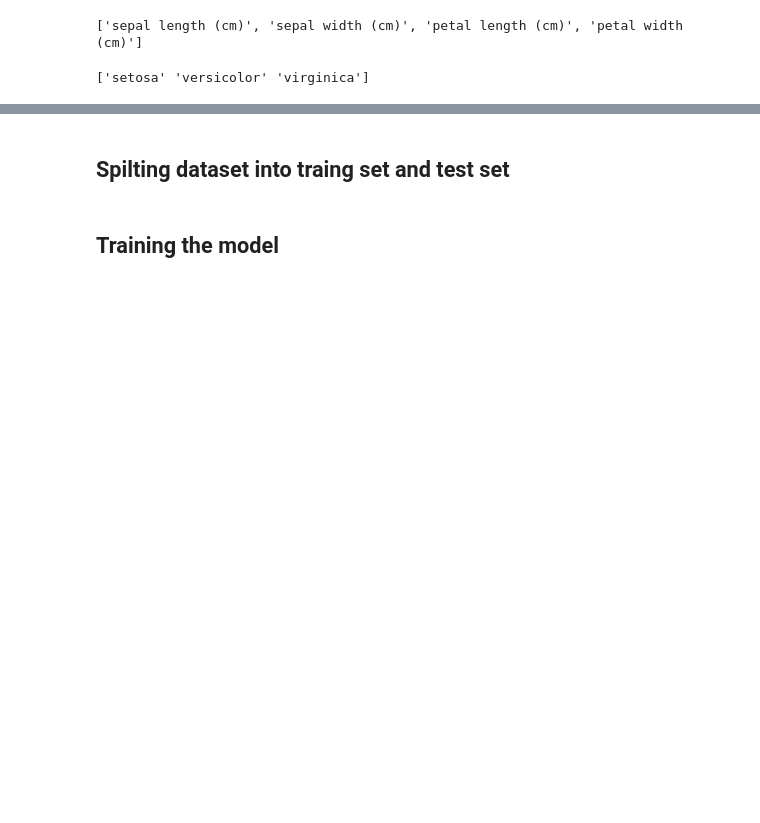
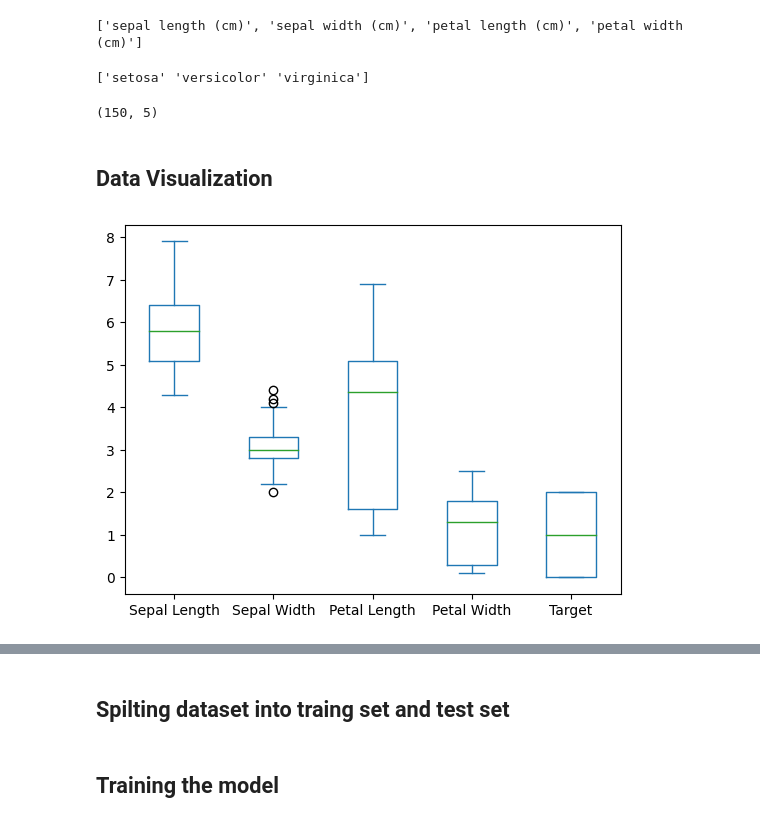
Before and after one commit to MahdiMashayekhi-AI/Machine-Learning-Projects, a Jupyter notebook: Iris-Classification-Project/Iris_Classification_Project.ipynb, the cells around one changed output, grey strips where cells are left out. Saved outputs shown, nothing was run; the diff lists cells and outputs as text; code cells hidden in the pictures; blank space fills up the shorter version.

```diff
--- a/Iris-Classification-Project/Iris_Classification_Project.ipynb
+++ b/Iris-Classification-Project/Iris_Classification_Project.ipynb
@@ -14,3 +14,7 @@ from sklearn.datasets import load_iris
 dataset = load_iris()
 X = dataset.data[:, :2]
 y = dataset.target
+# %%
+df = pd.DataFrame(dataset.data, columns=['Sepal Length', 'Sepal Width', 'Petal Length', 'Petal Width'])
+df['Target'] = y
+df.head(20)
@@ -46,3 +84,14 @@ print(dataset.feature_names)
 print(dataset.target_names)
 # %% [output]
 ['setosa' 'versicolor' 'virginica']
+# %%
+df.shape
+# %% [output]
+(150, 5)
+# %% [markdown]
+## Data Visualization
+# %%
+df.plot(kind='box', sharex=False, sharey=False)
+plt.show()
+# %% [output]
+[figure, added]
```
Also changed, not shown: parts of 16 cells of this notebook, 1 other file.
